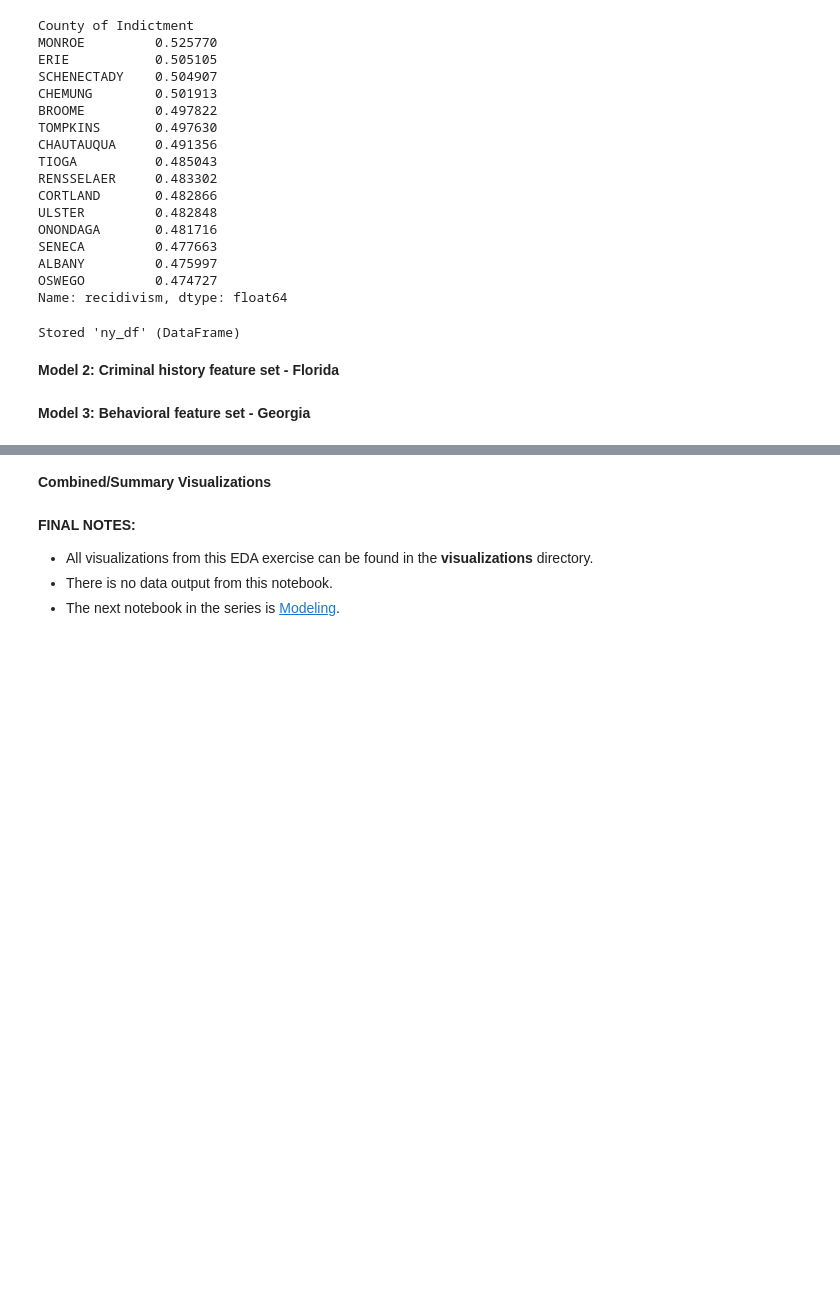
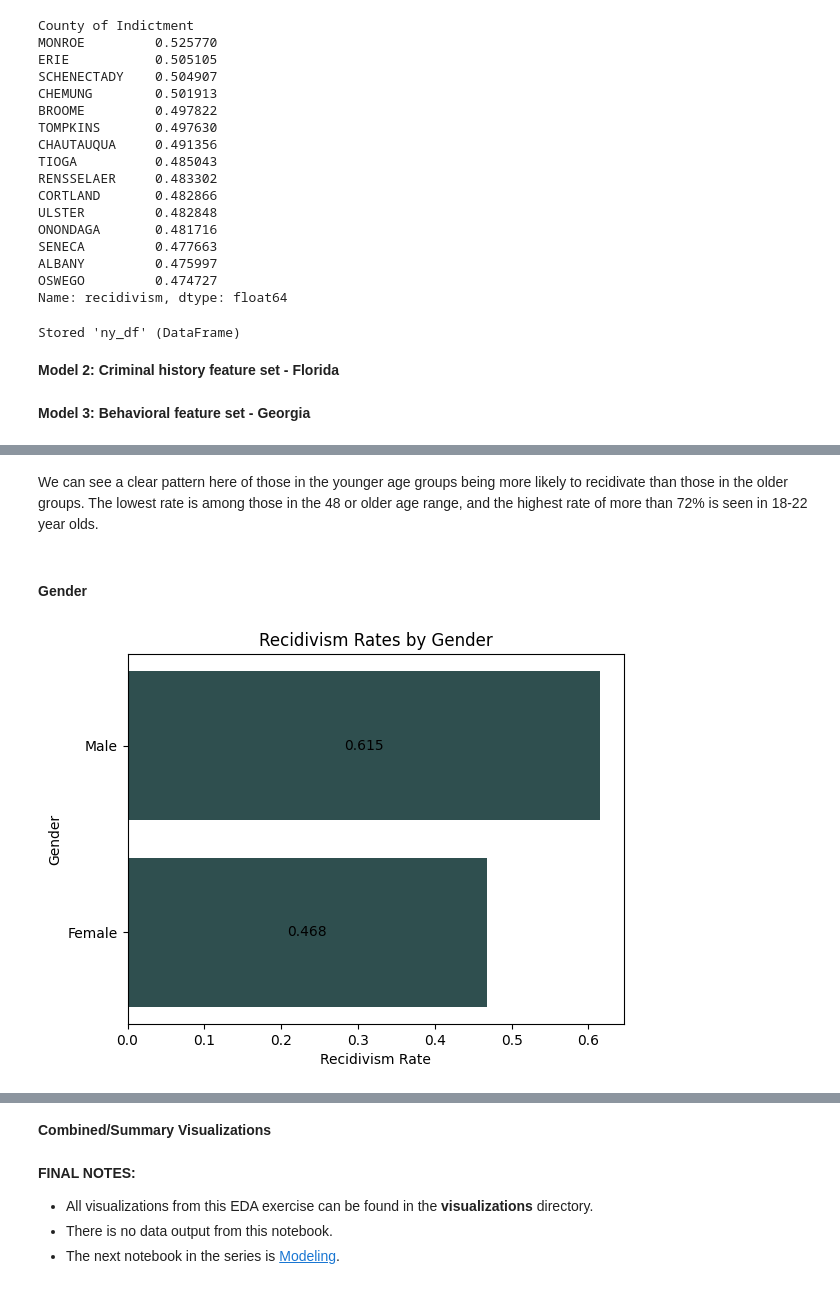
Before and after one commit to ga-dsi-822-group4/recidivism, a Jupyter notebook: notebooks/02_eda.ipynb, the cells around one changed output, grey strips where cells are left out. Drawn from its saved outputs; the diff is of its cells as text; code cells hidden in the pictures; blank space fills up the shorter version.

```diff
--- a/notebooks/02_eda.ipynb
+++ b/notebooks/02_eda.ipynb
@@ -196,0 +237,19 @@ Stored 'ny_df' (DataFrame)
+# %% [markdown]
+We can see a clear pattern here of those in the younger age groups being more likely to recidivate than those in the older groups. The lowest rate is among those in the 48 or older age range, and the highest rate of more than 72% is seen in 18-22 year olds.
+# %% [markdown]
+#### Gender
+# %%
+gender_recidivism = ga.groupby(by = ['gender_male'])['recidivism_within_3years'].value_counts(normalize=True)
+gender_recidivism = pd.DataFrame(gender_recidivism)
+
+fig, ax = plt.subplots()
+
+y_vals = [val for val, bool in gender_recidivism.index[::2]]
+recid_pcts = [round(val, 3) for val in gender_recidivism['recidivism_within_3years'][1:3]]
+gender_plot = ax.barh(y=y_vals,
+    width=recid_pcts, color='darkslategray')
+ax.bar_label(gender_plot, label_type='center')
+ax.set(title='Recidivism Rates by Gender', xlabel='Recidivism Rate', ylabel='Gender', yticks=[0, 1], yticklabels=['Female', 'Male'])
+plt.show();
+# %% [output]
+[figure, added]
```
Also changed, not shown: parts of 50 cells of this notebook.
